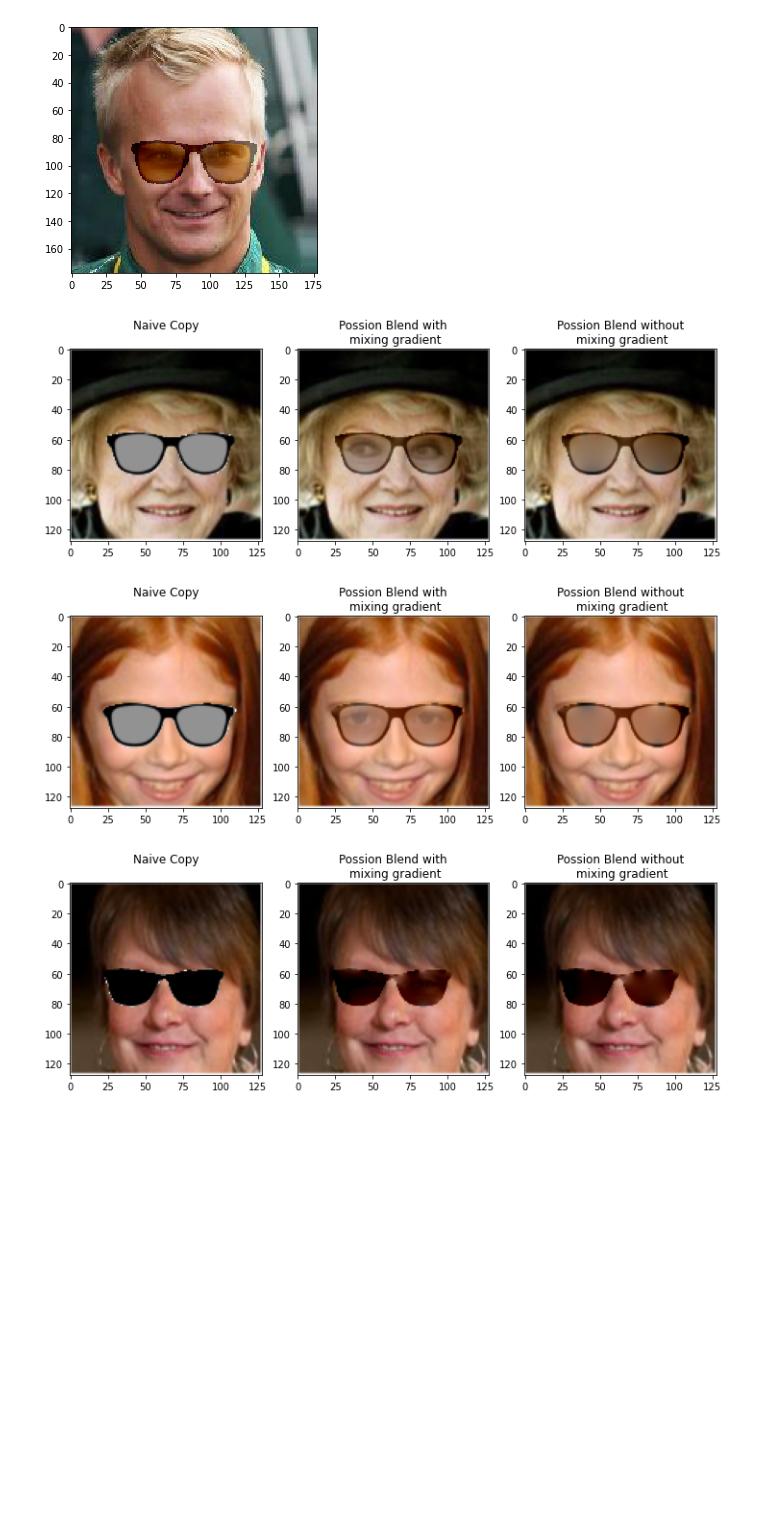
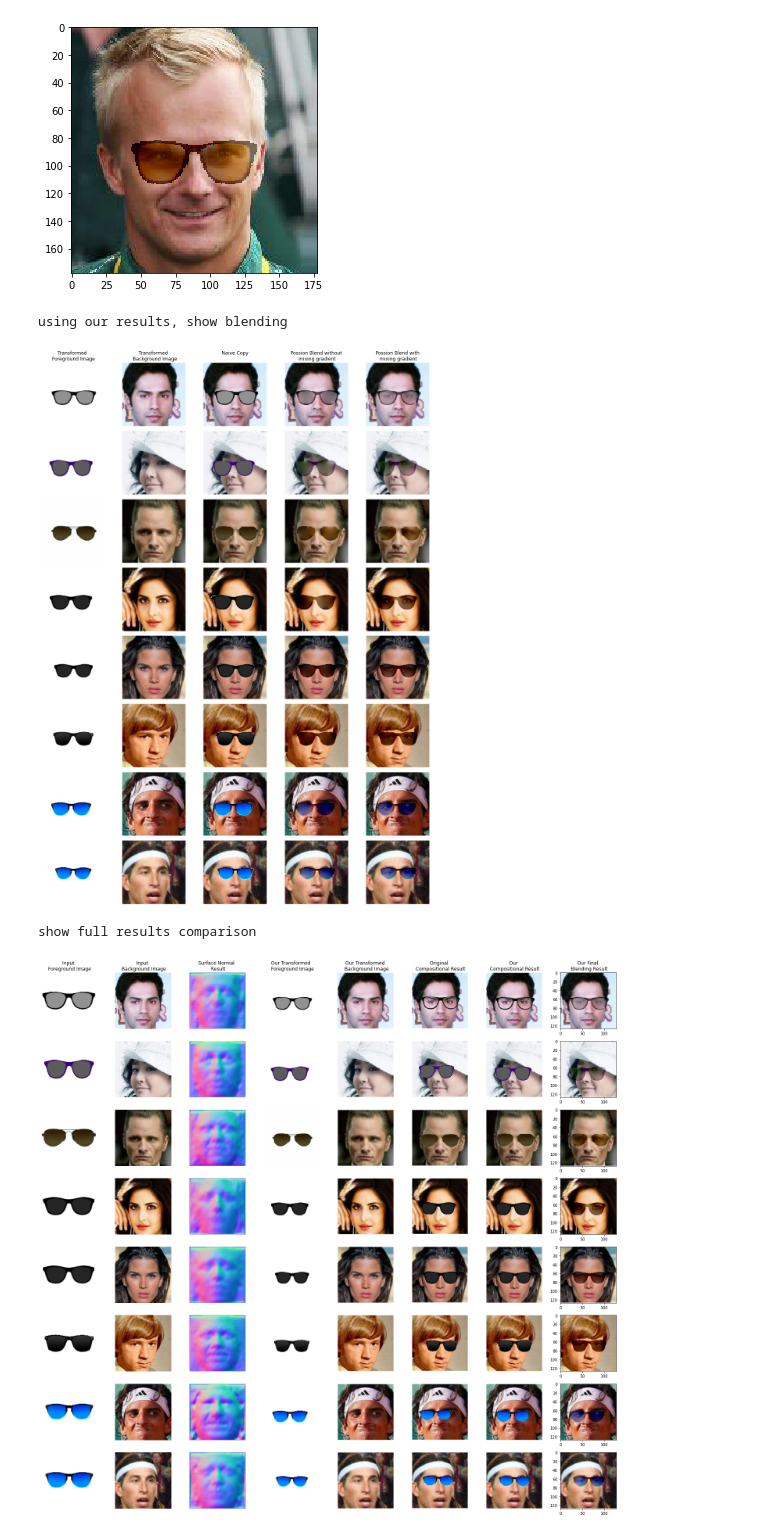
Before and after one commit to FrancisYu2020/543_project, a Jupyter notebook: possion_blend/possion_blend.ipynb, the cells around one changed output. Saved outputs shown, nothing was run; the diff lists cells and outputs as text; code cells hidden in the pictures; blank space fills up the shorter version.

Commit message:
update result plotting

```diff
--- a/possion_blend/possion_blend.ipynb
+++ b/possion_blend/possion_blend.ipynb
@@ -382,9 +454,34 @@ def blend_one_compose_result(example_compose_results, index, ratio):
+# %%
+# load result dicts:
+our_results_path = './face_sunglasses_test_paired_compGAN_notCropSurfnorm_finetuned/test_600/images/'
+our_results = load_compose_results(our_results_path)
+
+original_results_shallowSTN_path = './face_sunglasses_test_paired_whole_finetune_original/'
+original_results_shallowSTN = load_compose_results(original_results_shallowSTN_path)
+
+surface_normal_test_path = '../surface_normal_results/surface_normal_test/'
+test_surface_normals = load_surface_normals(surface_normal_test_path)
 # %%
-example_compose_result_path = './compositionalGAN_result_images/'
-example_compose_results = load_compose_results(example_compose_result_path)
-for i in [0,1,10]:
-    blend_one_compose_result(example_compose_results, index = i, ratio = 0.4)
+# output picked blending results
+
+show_index_list_blending = [3,23,57,67,32,16,8,7]
+ratio_list_blending = [0.35,0.5,0.35,0.35,0.35,0.35,0.45,0.35]
+
+print('using our results, show blending')
+plot_blend_results(show_index_list_blending, ratio_list_blending, our_results)
+
+
+# show_index_list_full = [110,128,14,143,149,153]
+# ratio_list_full = [0.35,0.35,0.35,0.35,0.35,0.35]
+
+show_index_list_full = [3,23,57,67,32,16,8,7]
+ratio_list_full =[0.35,0.5,0.35,0.35,0.35,0.35,0.45,0.35]
+
+
+print('show full results comparison')
+plot_full_results(show_index_list_full, ratio_list_full, our_results, original_results_shallowSTN, test_surface_normals)
 # %% [output]
+using our results, show blending
-[figure, old version]
+[figure, new version]
+show full results comparison
-[figure, old version]
+[figure, new version]
-[figure, removed]
```
Also changed, not shown: parts of 4 cells of this notebook.
